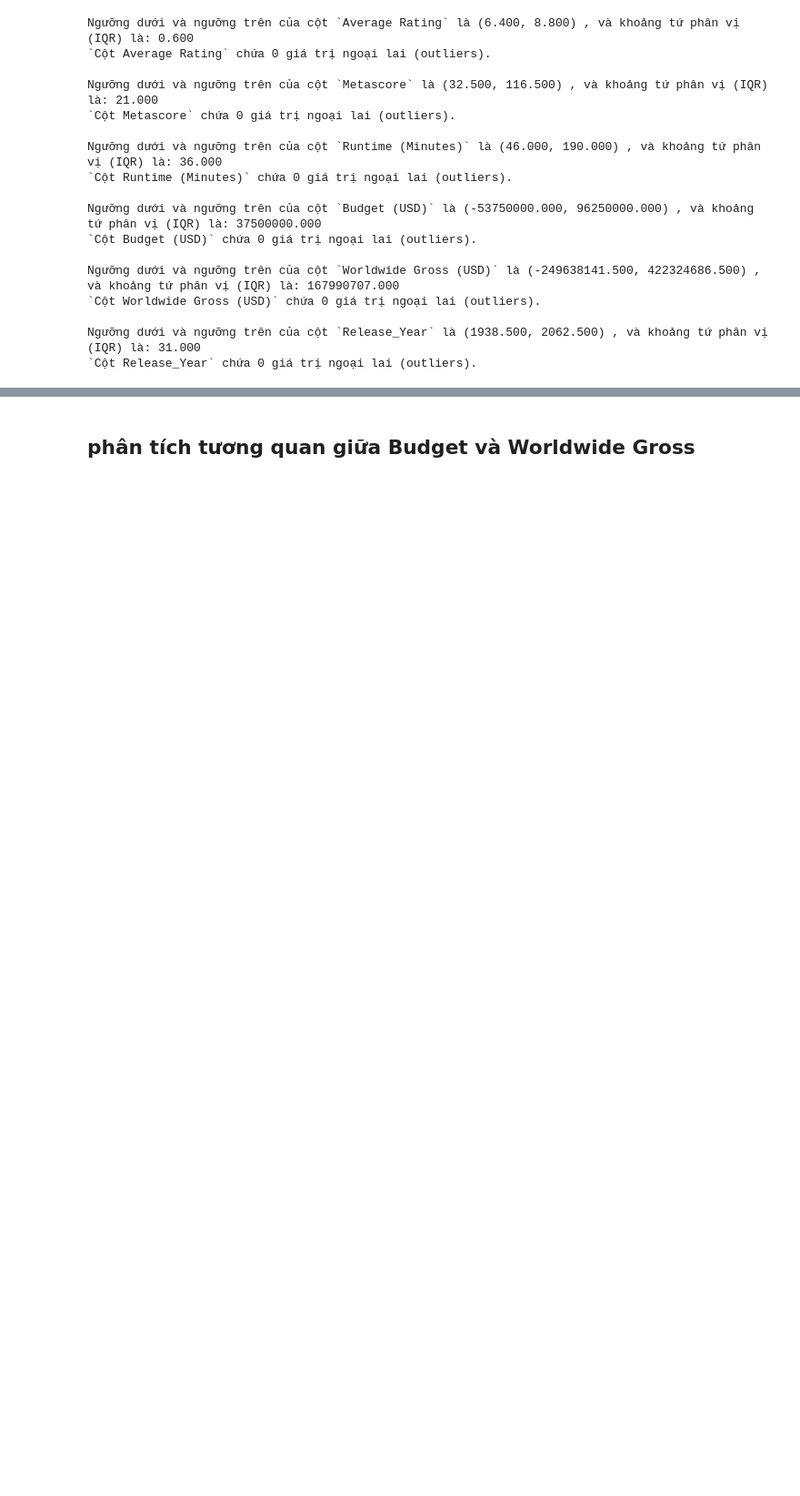
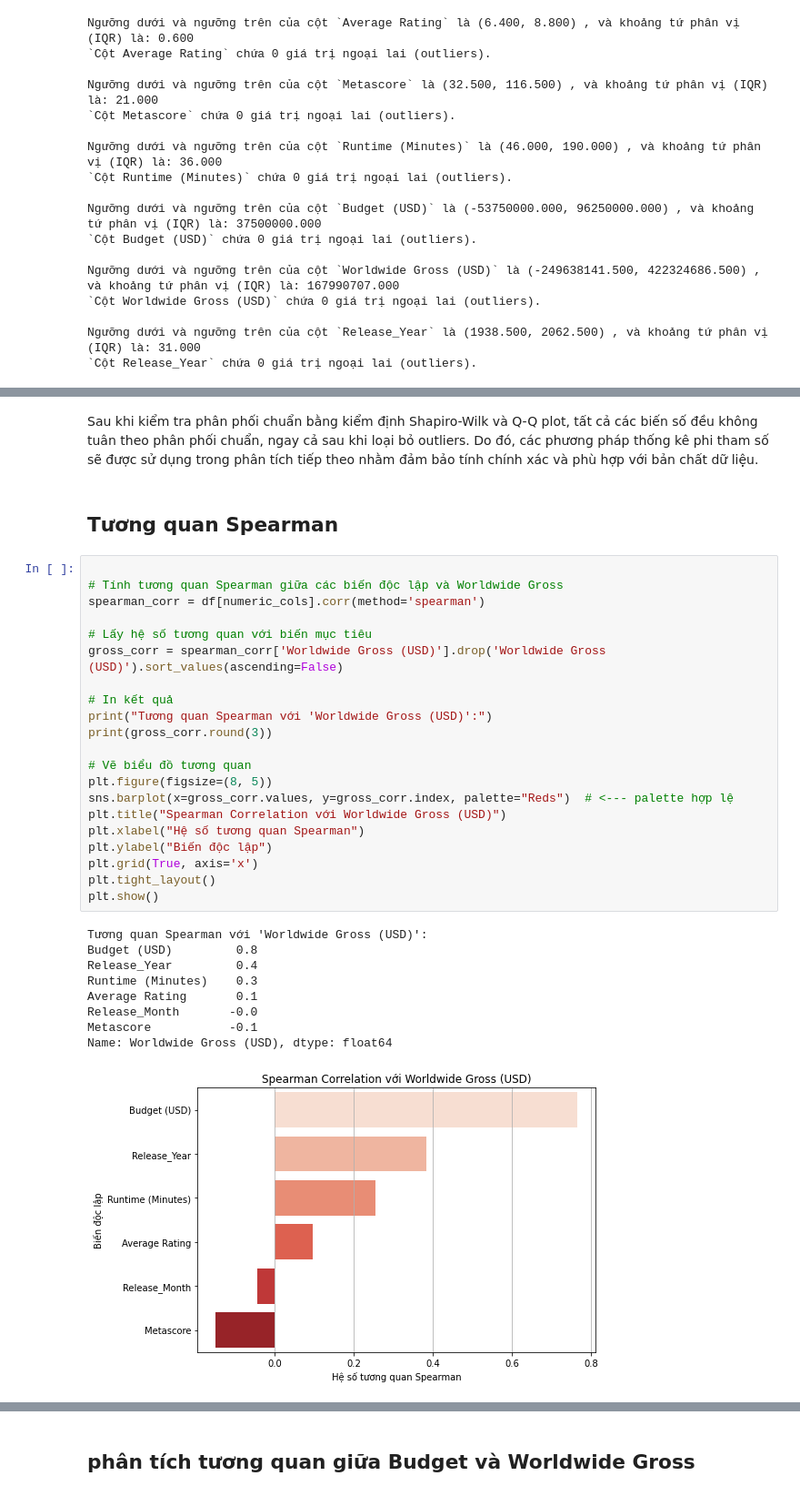
Before and after one commit to understandnhi/DeAn-NgocHieuNhi, a Jupyter notebook: EDA.ipynb, the cells around one changed output, grey strips where cells are left out. Shown: that part at 91% size. Saved outputs shown, nothing was run; the diff lists cells and outputs as text; blank space fills up the shorter version.

```diff
--- a/EDA.ipynb
+++ b/EDA.ipynb
@@ -949,0 +939,35 @@ Ngưỡng dưới và ngưỡng trên của cột `Release_Year` là (1938.500,
+# %% [markdown]
+Sau khi kiểm tra phân phối chuẩn bằng kiểm định Shapiro-Wilk và Q-Q plot, tất cả các biến số đều không tuân theo phân phối chuẩn, ngay cả sau khi loại bỏ outliers. Do đó, các phương pháp thống kê phi tham số sẽ được sử dụng trong phân tích tiếp theo nhằm đảm bảo tính chính xác và phù hợp với bản chất dữ liệu.
+# %% [markdown]
+## Tương quan Spearman
+# %%
+
+# Tính tương quan Spearman giữa các biến độc lập và Worldwide Gross
+spearman_corr = df[numeric_cols].corr(method='spearman')
+
+# Lấy hệ số tương quan với biến mục tiêu
+gross_corr = spearman_corr['Worldwide Gross (USD)'].drop('Worldwide Gross (USD)').sort_values(ascending=False)
+
+# In kết quả
+print("Tương quan Spearman với 'Worldwide Gross (USD)':")
+print(gross_corr.round(3))
+
+# Vẽ biểu đồ tương quan
+plt.figure(figsize=(8, 5))
+sns.barplot(x=gross_corr.values, y=gross_corr.index, palette="Reds")  # <--- palette hợp lệ
+plt.title("Spearman Correlation với Worldwide Gross (USD)")
+plt.xlabel("Hệ số tương quan Spearman")
+plt.ylabel("Biến độc lập")
+plt.grid(True, axis='x')
+plt.tight_layout()
+plt.show()
+# %% [output]
+Tương quan Spearman với 'Worldwide Gross (USD)':
+Budget (USD)         0.8
+Release_Year         0.4
+Runtime (Minutes)    0.3
+Average Rating       0.1
+Release_Month       -0.0
+Metascore           -0.1
+Name: Worldwide Gross (USD), dtype: float64
+[figure, added]
```
Also changed, not shown: parts of 38 cells of this notebook, 1 other file.
